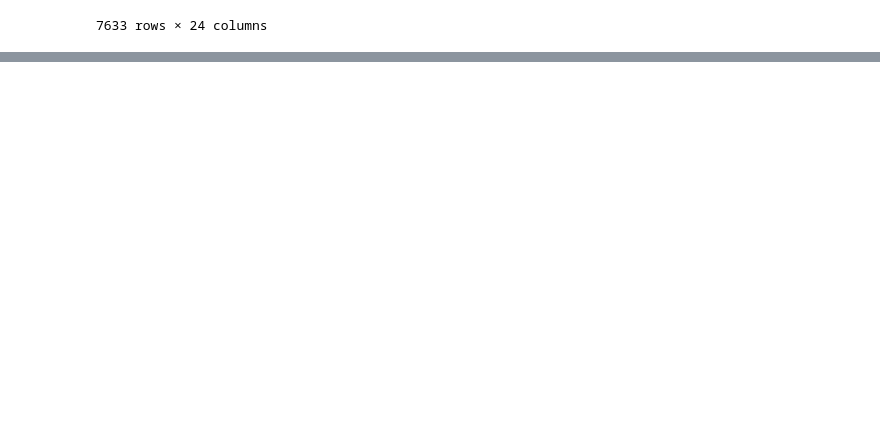
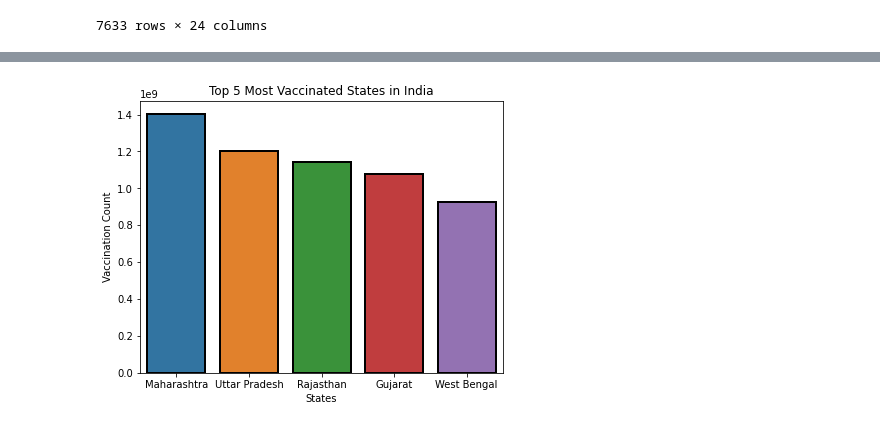
Before and after one commit to 835017-Revathy/Kaggle-Projects, a Jupyter notebook: covid-19-in-india-analysis.ipynb, the cells around one changed output, grey strips where cells are left out. Cells and saved outputs as stored; diff of their text form; code cells hidden in the pictures; blank space fills up the shorter version.

Commit message:
Kaggle Notebook | Covid_19_in_India_Analysis | Version 10

```diff
--- a/covid-19-in-india-analysis.ipynb
+++ b/covid-19-in-india-analysis.ipynb
@@ -310,3 +310,6 @@ vaccine
 | 7843 | 14/08/2021 | West Bengal | NaN | NaN | NaN | NaN | ... |
 | 7844 | 15/08/2021 | West Bengal | NaN | NaN | NaN | NaN | ... |
 7633 rows × 24 columns
+# %%
+vaccine.rename(columns ={"Total Individuals Vaccinated":"Total"},inplace =True)
+vaccine.head()
@@ -312,0 +327,5 @@ vaccine
+# %%
+#To Find The states with Most Vaccinated
+vacc_max = vaccine.groupby("State")["Total"].sum().to_frame("Total")
+vacc_max = vacc_max.sort_values("Total",ascending=False)[:5]
+vacc_max
@@ -312,0 +340,9 @@ vaccine
+# %%
+fig = plt.figure(figsize=(6.5,5))
+plt.title("Top 5 Most Vaccinated States in India")
+x = sns.barplot(data = vacc_max.iloc[:10],y=vacc_max.Total,x=vacc_max.index,linewidth =2,edgecolor='Black')
+plt.xlabel("States")
+plt.ylabel("Vaccination Count")
+plt.show()
+# %% [output]
+[figure, added]
```
Also changed, not shown: parts of 4 cells of this notebook.
